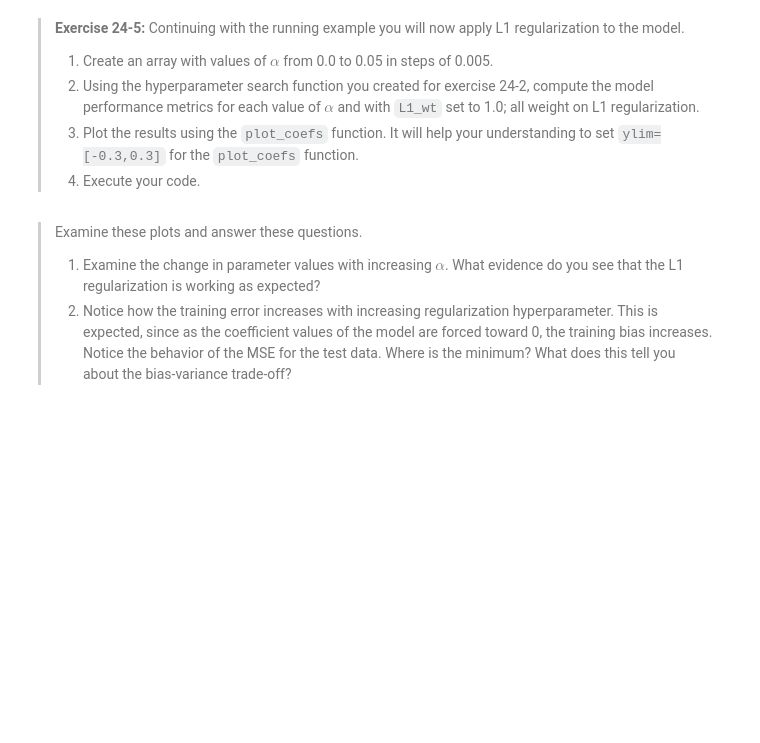
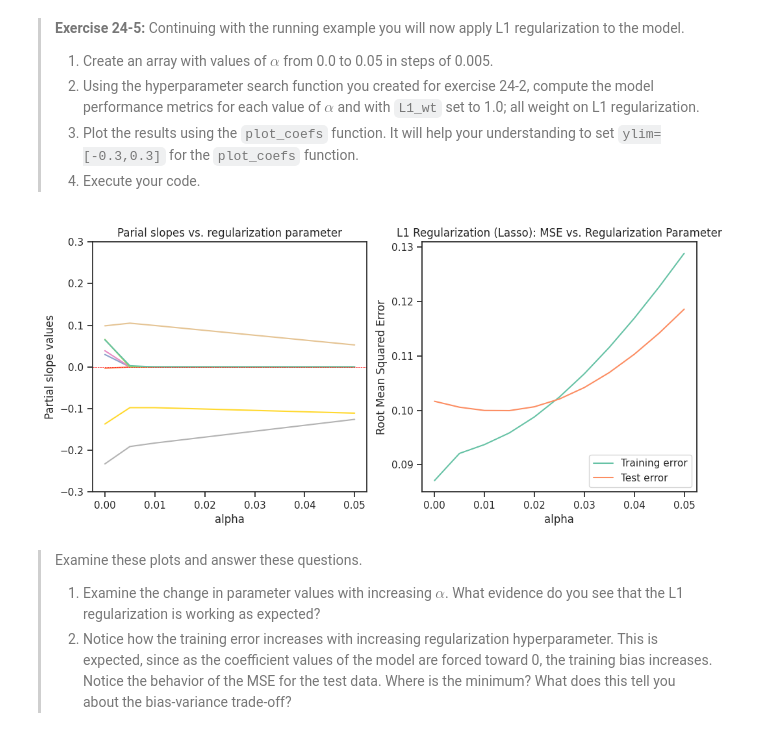
Before and after one commit to lscarval/CSCI-E-83-Fundamentals, a Jupyter notebook: Notebooks/24_Chapter24_Regularization.ipynb, the cells around one changed output. Drawn from its saved outputs; the diff is of its cells as text; code cells hidden in the pictures; blank space fills up the shorter version.

```diff
--- a/Notebooks/24_Chapter24_Regularization.ipynb
+++ b/Notebooks/24_Chapter24_Regularization.ipynb
@@ -758,3 +832,14 @@ Notice that in the figure above that if $B_1 = 0$ then $B_2$ has a value at the
+# %%
+# 1: Create an array of alpha values from 0.0 to 0.05 in steps of 0.005
+alphas = np.arange(0.0, 0.051, 0.005)
+
+# 2: Use the hyperparameter search function with L1 regularization (L1_wt = 1.0)
+coefs, MSE_train, MSE_test = regularized_coefs(auto_data_train, auto_data_test, alphas, L1_wt=1.0, n_coefs=8, formula=formula, label='city_mpg')
+
+# 3: Plot the results using the `plot_coefs` function with ylim set to [-0.3, 0.3]
+plot_coefs(coefs, alphas, MSE_train, MSE_test, ylim=[-0.3, 0.3], title='L1 Regularization (Lasso): MSE vs. Regularization Parameter', ylab='Root Mean Squared Error')
+# %% [output]
+[figure, added]
 # %% [markdown]
 > Examine these plots and answer these questions.
 > 1. Examine the change in parameter values with increasing $\alpha$. What evidence do you see that the L1 regularization is working as expected?
```
Also changed, not shown: parts of 31 cells of this notebook.
